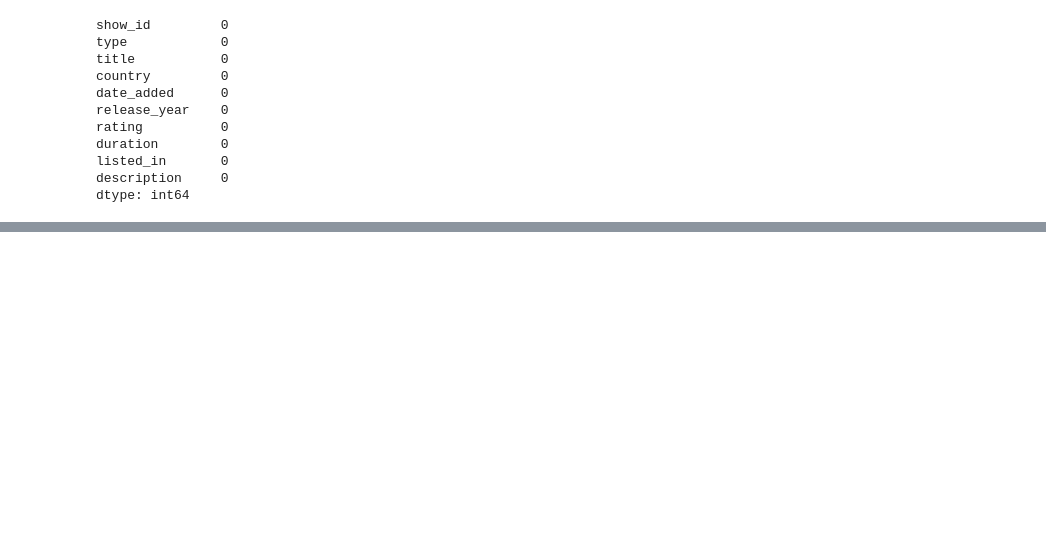
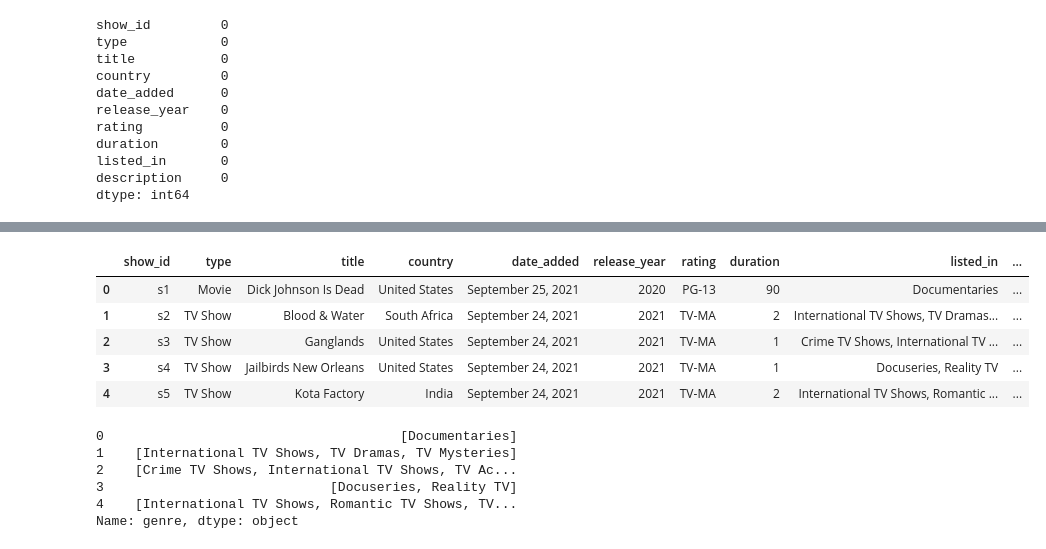
Before and after one commit to Ayben06/Netflix_Analysis_Report, a Jupyter notebook: EDA_Netflix_TV_Shows.ipynb, the cells around one changed output, grey strips where cells are left out. Drawn from its saved outputs; the diff is of its cells as text; code cells hidden in the pictures; blank space fills up the shorter version.

```diff
--- a/EDA_Netflix_TV_Shows.ipynb
+++ b/EDA_Netflix_TV_Shows.ipynb
@@ -161,0 +200,3 @@ Name: duration, dtype: float64
+# %%
+data['targets_age']=data['rating'].replace(ratings_ages)
+data['targets_age'].unique()
@@ -161,0 +205,3 @@ Name: duration, dtype: float64
+# %%
+data['prinsipal_country']=data['country'].apply(lambda x : x.split(',')[0])
+data['prinsipal_country'].head()
@@ -161,0 +215,5 @@ Name: duration, dtype: float64
+# %%
+data['type']=pd.Categorical(data['type'])
+# %%
+data['targets_age']=pd.Categorical(data['targets_age'],categories=['Kids', 'Older Kids', 'Teens', 'Adults'])
+data['year_added']=pd.to_numeric(data['year_added'])
@@ -161,0 +239,19 @@ Name: duration, dtype: float64
+# %%
+data.head()
+# %% [output]
+|  | show_id | type | title | country | date_added | release_year | rating | duration | listed_in | ... |
+| 0 | s1 | Movie | Dick Johnson Is Dead | United States | September 25, 2021 | 2020 | PG-13 | 90 | Documentaries | ... |
+| 1 | s2 | TV Show | Blood & Water | South Africa | September 24, 2021 | 2021 | TV-MA | 2 | International TV Shows, TV Dramas... | ... |
+| 2 | s3 | TV Show | Ganglands | United States | September 24, 2021 | 2021 | TV-MA | 1 | Crime TV Shows, International TV ... | ... |
+| 3 | s4 | TV Show | Jailbirds New Orleans | United States | September 24, 2021 | 2021 | TV-MA | 1 | Docuseries, Reality TV | ... |
+| 4 | s5 | TV Show | Kota Factory | India | September 24, 2021 | 2021 | TV-MA | 2 | International TV Shows, Romantic ... | ... |
+# %%
+data['genre']=data['listed_in'].apply(lambda x: x.replace(', ',',').replace(' ,',',').split(','))
+data['genre'].head()
+# %% [output]
+0                                      [Documentaries]
+1    [International TV Shows, TV Dramas, TV Mysteries]
+2    [Crime TV Shows, International TV Shows, TV Ac...
+3                             [Docuseries, Reality TV]
+4    [International TV Shows, Romantic TV Shows, TV...
+Name: genre, dtype: object
```
Also changed, not shown: parts of 15 cells of this notebook.
